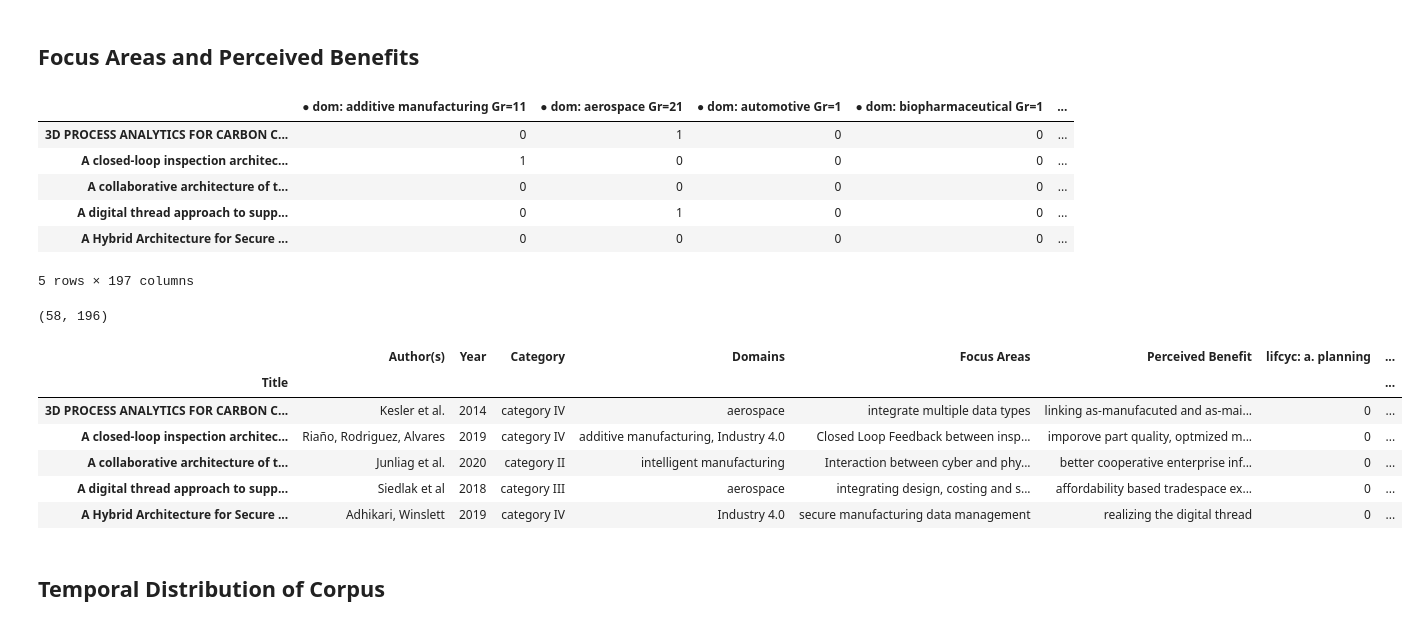
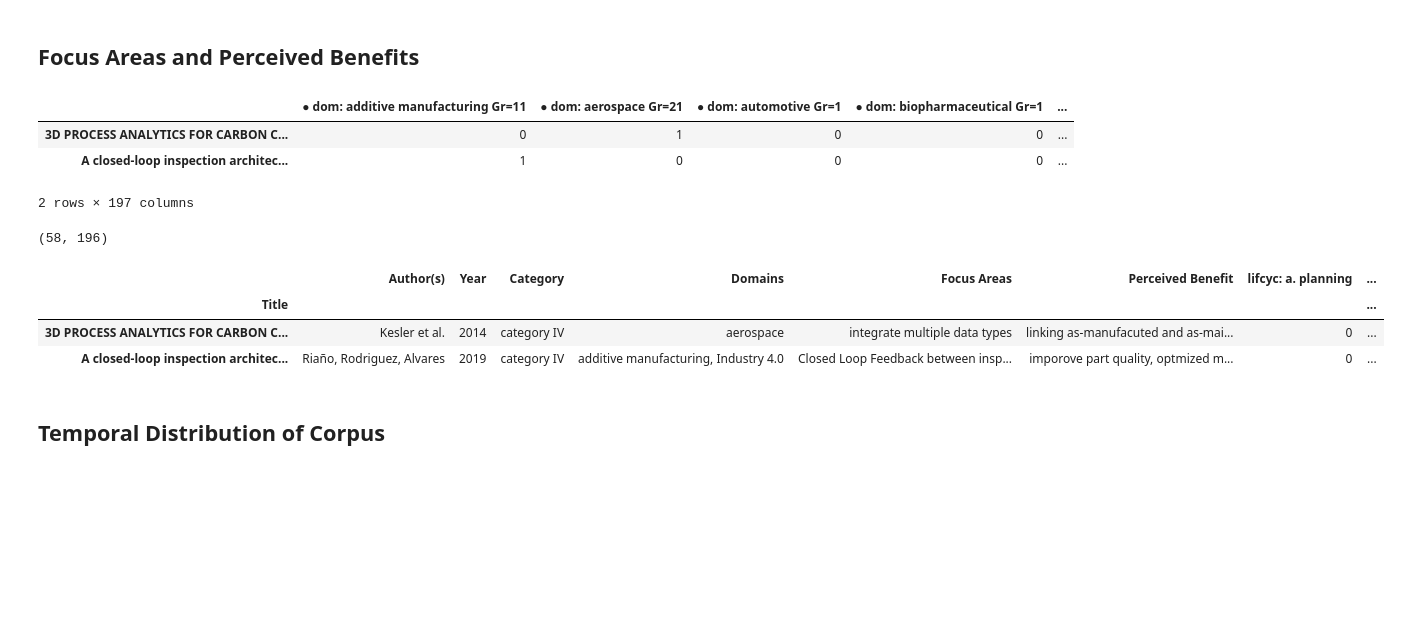
Before and after one commit to joedavid-tuni/SLR_Data_analysis, a Jupyter notebook: atlas_report_processor.ipynb, the cells around one changed output. Cells and saved outputs as stored; diff of their text form; code cells hidden in the pictures; blank space fills up the shorter version.

```diff
--- a/atlas_report_processor.ipynb
+++ b/atlas_report_processor.ipynb
@@ -18,15 +18,12 @@ YEAR_INDEX = 1
 AUTHOR_INDEX = 2
 # %%
 df = pd.read_excel('latest revised report.xlsx', index_col=0)
-df.head()
+df.head(2)
 # %% [output]
 |  | ● dom: additive manufacturing Gr=11 | ● dom: aerospace Gr=21 | ● dom: automotive Gr=1 | ● dom: biopharmaceutical Gr=1 | ... |
 | 3D PROCESS ANALYTICS FOR CARBON C... | 0 | 1 | 0 | 0 | ... |
 | A closed-loop inspection architec... | 1 | 0 | 0 | 0 | ... |
-| A collaborative architecture of t... | 0 | 0 | 0 | 0 | ... |
-| A digital thread approach to supp... | 0 | 1 | 0 | 0 | ... |
-| A Hybrid Architecture for Secure ... | 0 | 0 | 0 | 0 | ... |
-5 rows × 197 columns
+2 rows × 197 columns
 # %%
 # Drop Totals columns
 df.drop(df.columns[len(df.columns)-1], axis=1, inplace=True)
@@ -138,16 +135,13 @@ df['Category'] = cat
 # %%
 # Map categories to numeric values defined in journal paper
 di = {' implementation': "category IV"," concept, architecture or theoretical solution":"category II"," approach / methodology":"category III"," review / survey / evaluation":"category I"}
 df['Category'] = df['Category'].map(di)
-df.head()
+df.head(2)
 # %% [output]
 |  | Author(s) | Year | Category | Domains | Focus Areas | Perceived Benefit | lifcyc: a. planning | ... |
 | Title |  |  |  |  |  |  |  | ... |
 | 3D PROCESS ANALYTICS FOR CARBON C... | Kesler et al. | 2014 | category IV | aerospace | integrate multiple data types | linking as-manufacuted and as-mai... | 0 | ... |
 | A closed-loop inspection architec... | Riaño, Rodriguez, Alvares | 2019 | category IV | additive manufacturing, Industry 4.0 | Closed Loop Feedback between insp... | imporove part quality, optmized m... | 0 | ... |
-| A collaborative architecture of t... | Junliag et al. | 2020 | category II | intelligent manufacturing | Interaction between cyber and phy... | better cooperative enterprise inf... | 0 | ... |
-| A digital thread approach to supp... | Siedlak et al | 2018 | category III | aerospace | integrating design, costing and s... | affordability based tradespace ex... | 0 | ... |
-| A Hybrid Architecture for Secure ... | Adhikari, Winslett | 2019 | category IV | Industry 4.0 | secure manufacturing data management | realizing the digital thread | 0 | ... |
 # %%
 df.to_excel('last processed report.xlsx')
 # %% [markdown]
```
Also changed, not shown: parts of 2 cells of this notebook.
